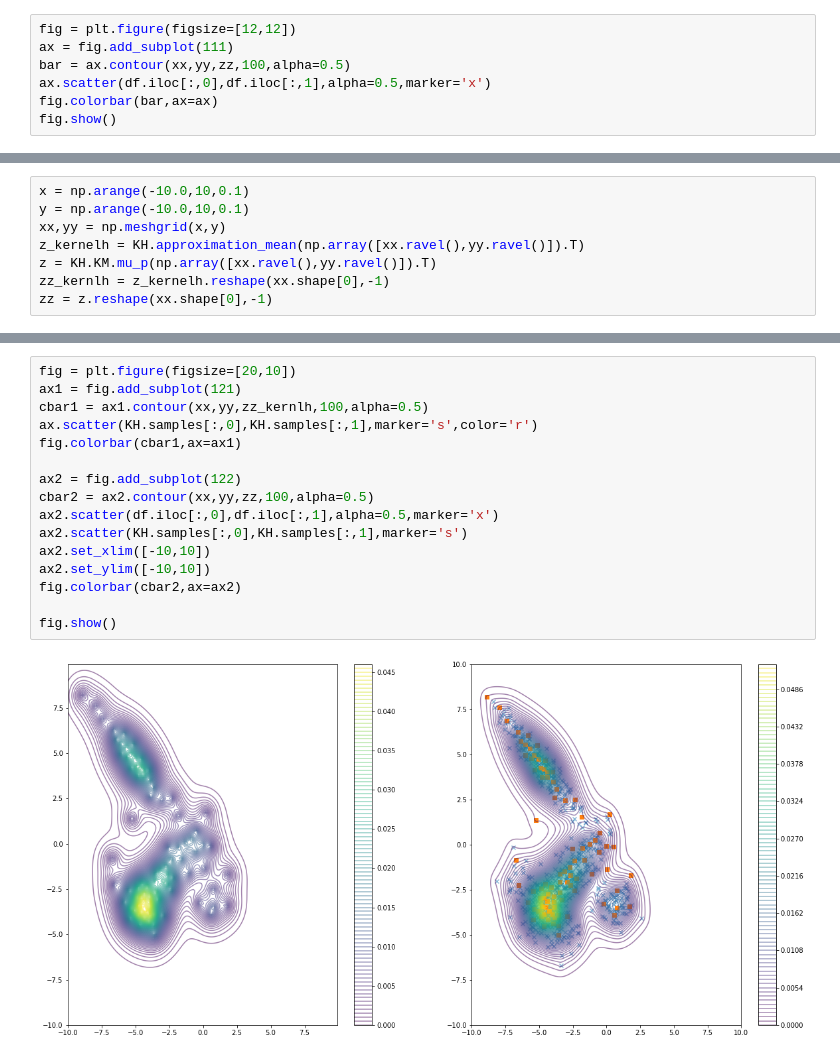
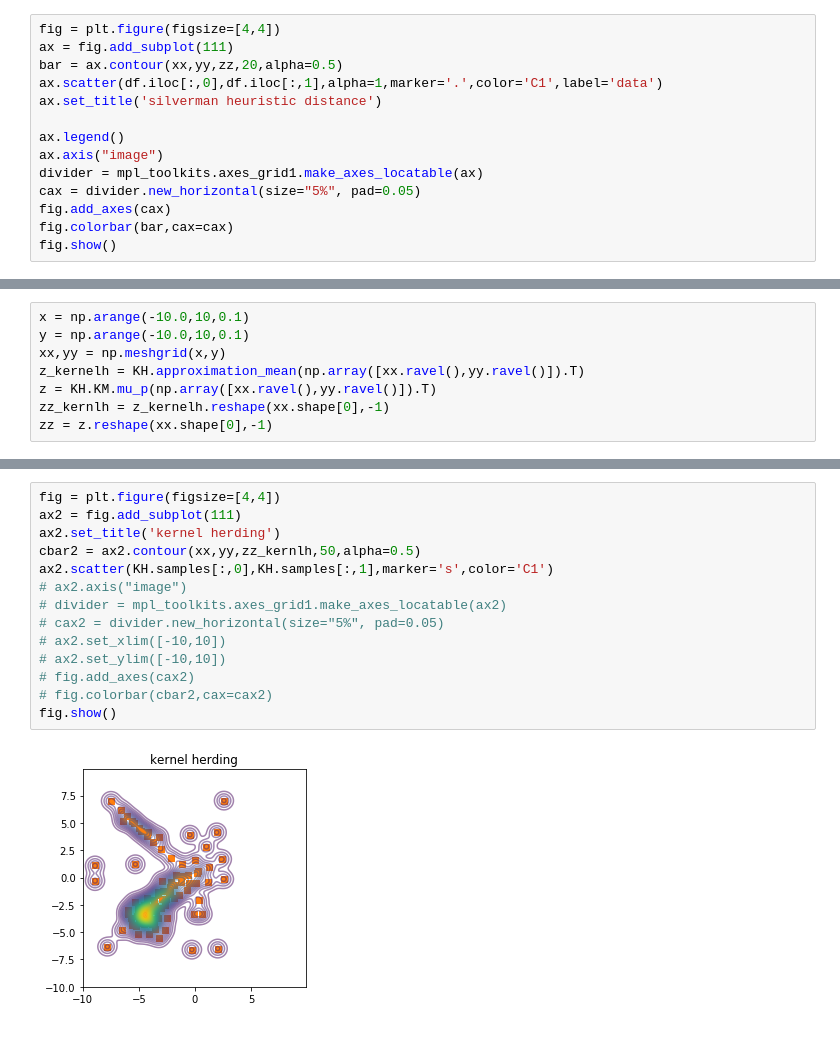
Before and after one commit to JohnYKiyo/kernel_method_numpy, a Jupyter notebook: kernelHerding.ipynb, the cells around one changed output, grey strips where cells are left out. Drawn from its saved outputs; the diff is of its cells as text.

Commit message:
[update] update notebook for testing herding

```diff
--- a/kernelHerding.ipynb
+++ b/kernelHerding.ipynb
@@ -24,10 +25,17 @@ xx,yy = np.meshgrid(x,y)
 z = kM.mu_p(np.array([xx.ravel(),yy.ravel()]).T)
 zz = z.reshape(xx.shape[0],-1)
 # %%
-fig = plt.figure(figsize=[12,12])
+fig = plt.figure(figsize=[4,4])
 ax = fig.add_subplot(111)
-bar = ax.contour(xx,yy,zz,100,alpha=0.5)
-ax.scatter(df.iloc[:,0],df.iloc[:,1],alpha=0.5,marker='x')
-fig.colorbar(bar,ax=ax)
+bar = ax.contour(xx,yy,zz,20,alpha=0.5)
+ax.scatter(df.iloc[:,0],df.iloc[:,1],alpha=1,marker='.',color='C1',label='data')
+ax.set_title('silverman heuristic distance')
+
+ax.legend()
+ax.axis("image")
+divider = mpl_toolkits.axes_grid1.make_axes_locatable(ax)
+cax = divider.new_horizontal(size="5%", pad=0.05)
+fig.add_axes(cax)
+fig.colorbar(bar,cax=cax)
 fig.show()
 # %% [output]
@@ -124,18 +194,16 @@ zz = z.reshape(xx.shape[0],-1)
 # %%
-fig = plt.figure(figsize=[20,10])
-ax1 = fig.add_subplot(121)
-cbar1 = ax1.contour(xx,yy,zz_kernlh,100,alpha=0.5)
-ax.scatter(KH.samples[:,0],KH.samples[:,1],marker='s',color='r')
-fig.colorbar(cbar1,ax=ax1)
-
-ax2 = fig.add_subplot(122)
-cbar2 = ax2.contour(xx,yy,zz,100,alpha=0.5)
-ax2.scatter(df.iloc[:,0],df.iloc[:,1],alpha=0.5,marker='x')
-ax2.scatter(KH.samples[:,0],KH.samples[:,1],marker='s')
-ax2.set_xlim([-10,10])
-ax2.set_ylim([-10,10])
-fig.colorbar(cbar2,ax=ax2)
-
+fig = plt.figure(figsize=[4,4])
+ax2 = fig.add_subplot(111)
+ax2.set_title('kernel herding')
+cbar2 = ax2.contour(xx,yy,zz_kernlh,50,alpha=0.5)
+ax2.scatter(KH.samples[:,0],KH.samples[:,1],marker='s',color='C1')
+# ax2.axis("image")
+# divider = mpl_toolkits.axes_grid1.make_axes_locatable(ax2)
+# cax2 = divider.new_horizontal(size="5%", pad=0.05)
+# ax2.set_xlim([-10,10])
+# ax2.set_ylim([-10,10])
+# fig.add_axes(cax2)
+# fig.colorbar(cbar2,cax=cax2)
 fig.show()
 # %% [output]
-[figure, old version]
+[figure, new version]
```
Also changed, not shown: parts of 8 cells of this notebook.
